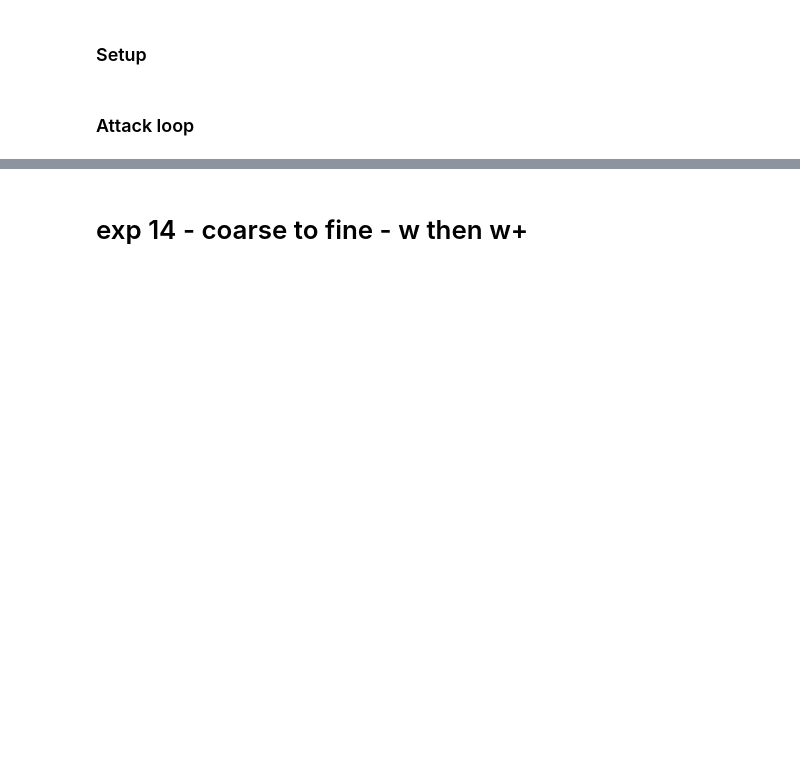
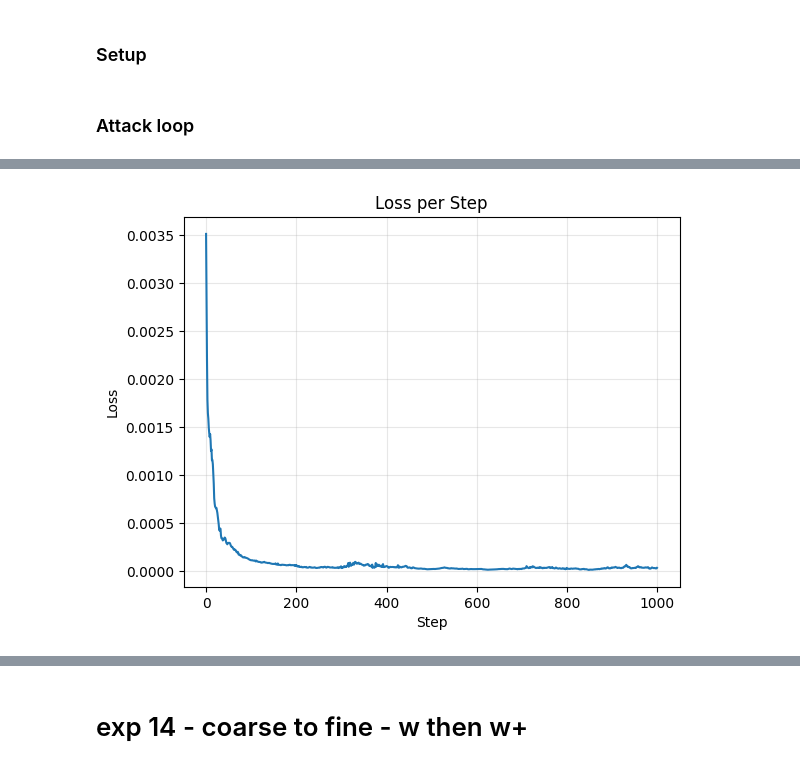
Before and after one commit to ItaiGross/Inversion, a Jupyter notebook: notebooks/generative_model_inversion_asaf.ipynb, the cells around one changed output, grey strips where cells are left out. Drawn from its saved outputs; the diff is of its cells as text; code cells hidden in the pictures; blank space fills up the shorter version.

```diff
--- a/notebooks/generative_model_inversion_asaf.ipynb
+++ b/notebooks/generative_model_inversion_asaf.ipynb
@@ -605,3 +851,7 @@ print("""
+# %%
+display_loss(loss_list)
+# %% [output]
+[figure, added]
 # %%
 with torch.no_grad():
     final_high_res = generator(w_stack)
```
Also changed, not shown: parts of 34 cells of this notebook.
